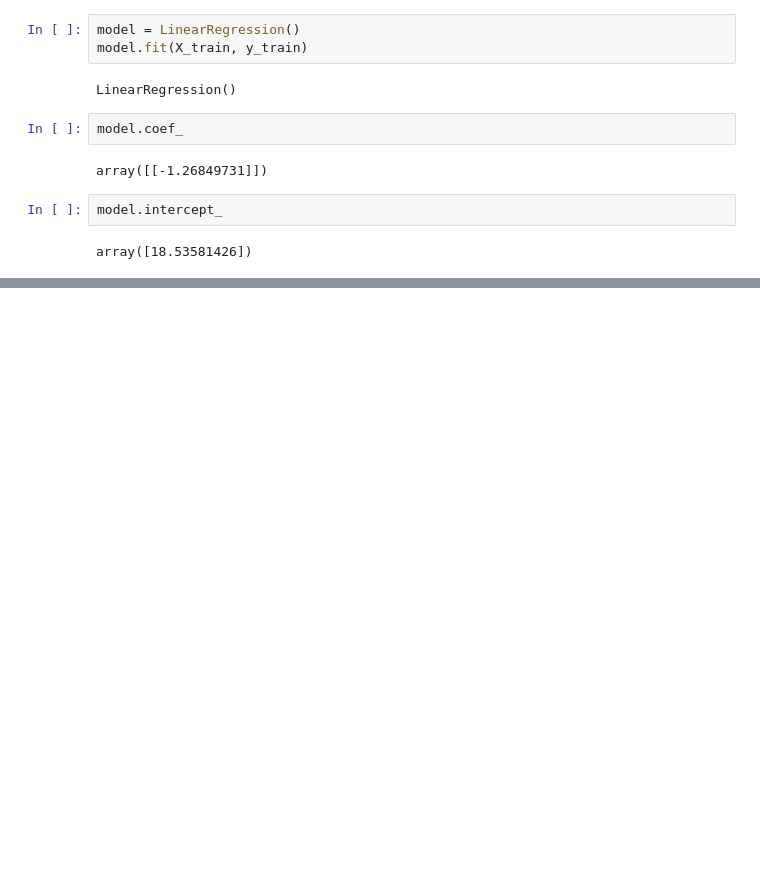
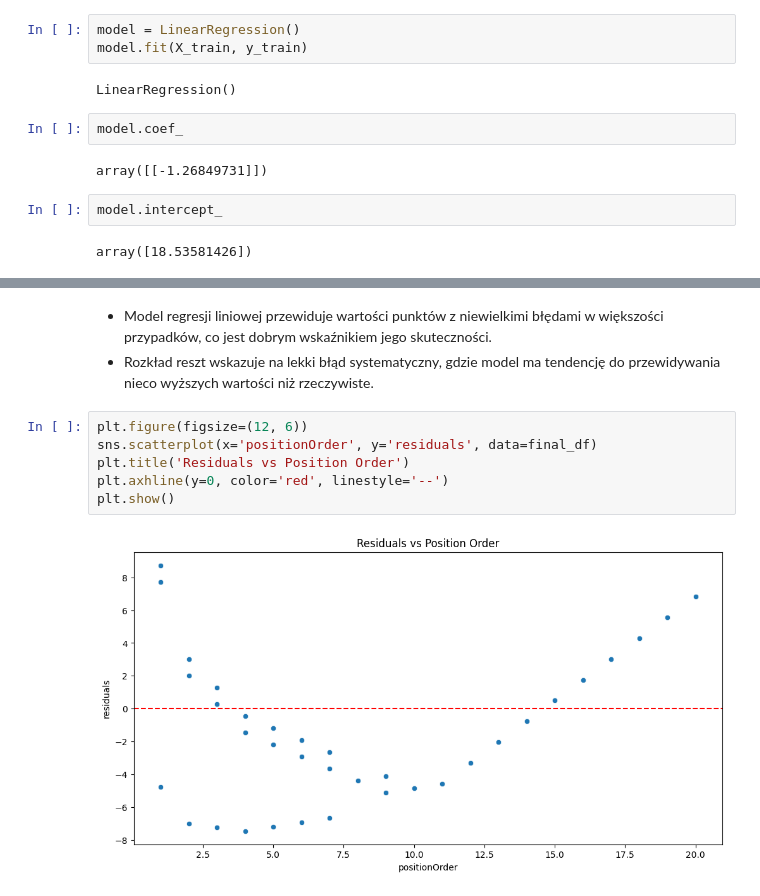
Before and after one commit to CALLmeDOMIN/f1_analysis, a Jupyter notebook: main.ipynb, the cells around one changed output, grey strips where cells are left out. Drawn from its saved outputs; the diff is of its cells as text; blank space fills up the shorter version.

```diff
--- a/main.ipynb
+++ b/main.ipynb
@@ -355,0 +443,11 @@ array([18.53581426])
+# %% [markdown]
+ - Model regresji liniowej przewiduje wartości punktów z niewielkimi błędami w większości przypadków, co jest dobrym wskaźnikiem jego skuteczności.
+ - Rozkład reszt wskazuje na lekki błąd systematyczny, gdzie model ma tendencję do przewidywania nieco wyższych wartości niż rzeczywiste.
+# %%
+plt.figure(figsize=(12, 6))
+sns.scatterplot(x='positionOrder', y='residuals', data=final_df)
+plt.title('Residuals vs Position Order')
+plt.axhline(y=0, color='red', linestyle='--')
+plt.show()
+# %% [output]
+[figure, added]
```
Also changed, not shown: parts of 23 cells of this notebook.
